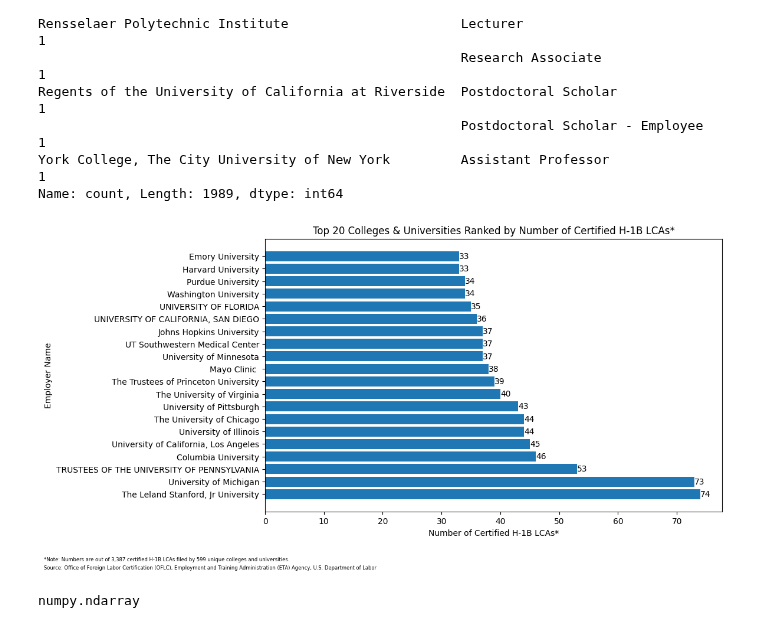
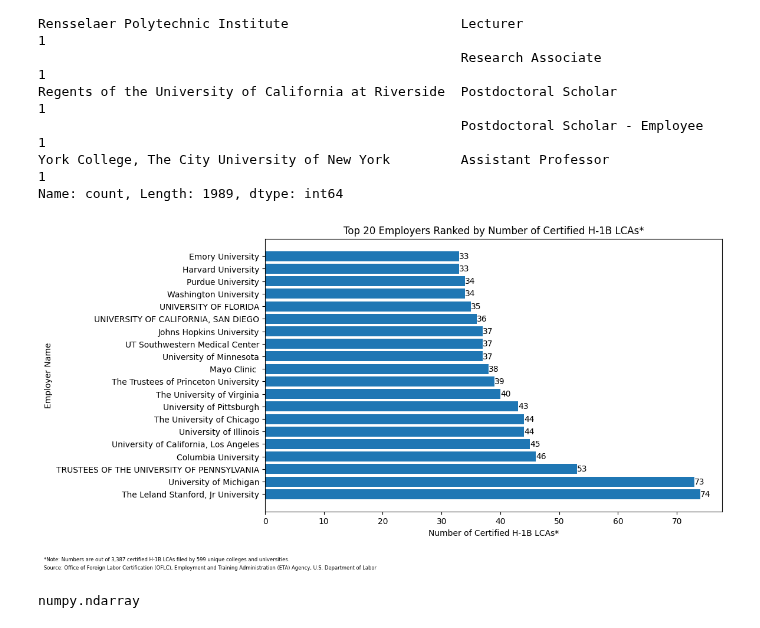
Before and after one commit to Tinashe-04/CareerPalz, a Jupyter notebook: LCA_Disclosure_Data_FY2023_Q4.ipynb, the cells around one changed output. Cells and saved outputs as stored; diff of their text form; code cells hidden in the pictures.

```diff
--- a/LCA_Disclosure_Data_FY2023_Q4.ipynb
+++ b/LCA_Disclosure_Data_FY2023_Q4.ipynb
@@ -500,16 +500,16 @@ Name: count, Length: 1989, dtype: int64
 # %%
 fig, ax = plt.subplots(figsize=(10, 6))
 ax.barh(colleges_and_universities['EMPLOYER_NAME'].value_counts()[0:20].index, colleges_and_universities['EMPLOYER_NAME'].value_counts()[0:20].values);
 ax.bar_label(ax.containers[0]);
-ax.title.set_text('Top 20 Colleges & Universities Ranked by Number of Certified H-1B LCAs*');
+ax.title.set_text('Top 20 Employers Ranked by Number of Certified H-1B LCAs*');
 ax.set_ylabel('Employer Name');
 ax.set_xlabel(f'Number of Certified H-1B LCAs*');
 ax.annotate(text=f'*Note: Numbers are out of {colleges_and_universities.shape[0]:,} certified H-1B LCAs filed by {colleges_and_universities['EMPLOYER_NAME'].unique().size} unique colleges and universities.', xy=(0,0), xytext=(-270,-60), fontsize=6,
              xycoords='axes fraction', textcoords='offset points');
 ax.annotate(text='Source: Office of Foreign Labor Certification (OFLC), Employment and Training Administration (ETA) Agency, U.S. Department of Labor', xy=(0,0), xytext=(-270,-70), fontsize=6,
              xycoords='axes fraction', textcoords='offset points');
 # %% [output]
-[figure, old version]
+[figure, new version]
 # %%
 type(colleges_and_universities['EMPLOYER_NAME'].unique())
 # %% [output]
```
Also changed, not shown: 1 other file.
